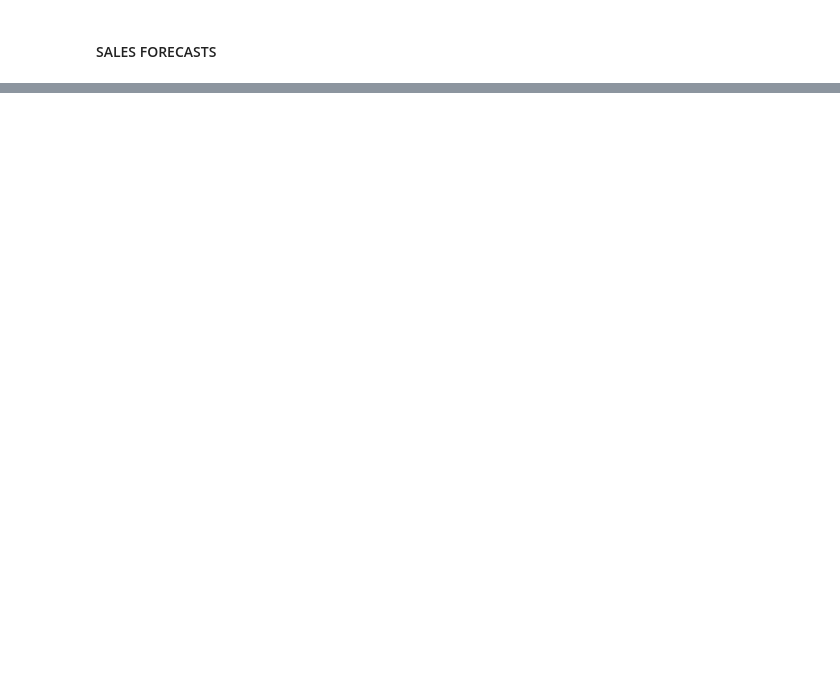
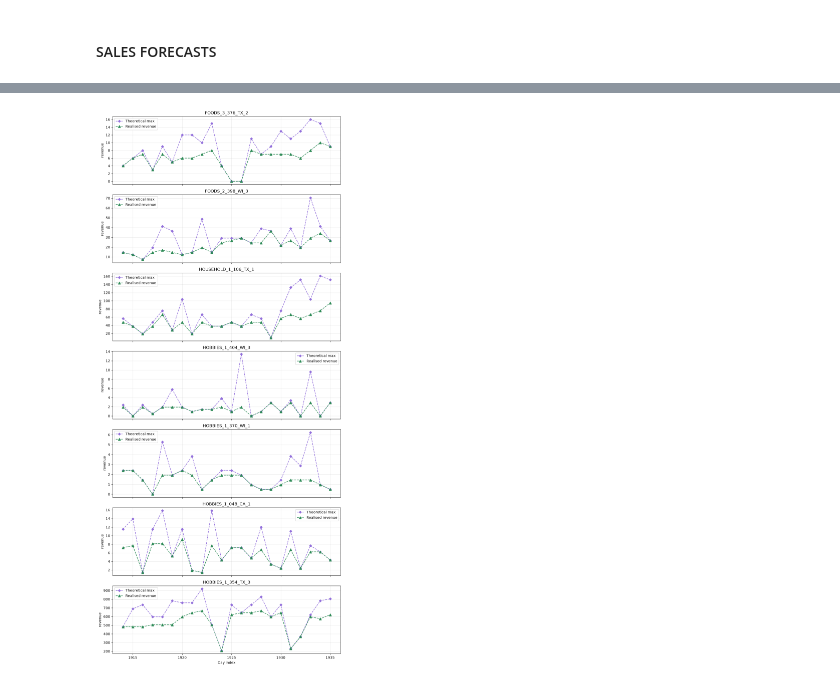
Before and after one commit to lmalms/sequence-learners, a Jupyter notebook: m5-acc/optimization/2.0_mpc.ipynb, the cells around one changed output, grey strips where cells are left out. Cells and saved outputs as stored; diff of their text form; code cells hidden in the pictures; blank space fills up the shorter version.

```diff
--- a/m5-acc/optimization/2.0_mpc.ipynb
+++ b/m5-acc/optimization/2.0_mpc.ipynb
@@ -606,0 +822,99 @@ plt.show()
+# %%
+## Realised vs. Theoretical Revenue
+
+# Same day alignment as the sales plot: each MPC step realises revenue on
+# forecast origin + 1. Realised revenue is realised_sales * sell_price;
+# theoretical max is unconstrained demand * sell_price on that day.
+sale_days = [t + 1 for t in FORECAST_TIMESTAMPS]
+
+theoretical_revenue_df = (
+    SALES_DF
+    .filter(
+        pl.col("id").is_in(product_ids),
+        pl.col("d_index").is_in(sale_days),
+    )
+    .join(
+        PRICES_DF.select("id", "d_index", "sell_price"),
+        on=["id", "d_index"],
+        how="left",
+    )
+    .with_columns(theoretical_revenue=pl.col("sales") * pl.col("sell_price"))
+    .sort("id", "d_index")
+)
+
+n_products = len(product_ids)
+fig, axes = plt.subplots(n_products, 1, figsize=(10, n_products * 3.2), sharex=True, squeeze=False)
+axes = axes.ravel()
+
+for i, product_id in enumerate(product_ids):
+    realised = [step[product_id] for step in product_sales_revenues]
+    theoretical = (
+        theoretical_revenue_df
+        .filter(pl.col("id") == product_id)
+        ["theoretical_revenue"]
+        .to_list()
+    )
+
+    axes[i].plot(
+        sale_days,
+        theoretical,
+        color="mediumpurple",
+        marker="D",
+        ls="--",
+        markersize=5,
+        label="Theoretical max",
+    )
+    axes[i].plot(
+        sale_days,
+        realised,
+        color="seagreen",
+        marker="^",
+        ls="--",
+        markersize=7,
+        label="Realised revenue",
+    )
+
+    axes[i].set(ylabel="revenue", title=product_id)
+    axes[i].grid(True, alpha=0.3)
+    axes[i].legend()
+
+axes[-1].set_xlabel("Day index")
+fig.tight_layout()
+plt.show()
+
+realised_total = [sum(step[p] for p in product_ids) for step in product_sales_revenues]
+theoretical_total = (
+    theoretical_revenue_df
+    .group_by("d_index")
+    .agg(pl.col("theoretical_revenue").sum())
+    .sort("d_index")
+    ["theoretical_revenue"]
+    .to_list()
+)
+
+fig, ax = plt.subplots(figsize=(10, 4))
+ax.plot(
+    sale_days,
+    theoretical_total,
+    color="mediumpurple",
+    marker="D",
+    ls="--",
+    markersize=5,
+    label="Theoretical max",
+)
+ax.plot(
+    sale_days,
+    realised_total,
+    color="seagreen",
+    marker="^",
+    ls="--",
+    markersize=7,
+    label="Realised revenue",
+)
+ax.set(ylabel="revenue", xlabel="Day index", title="Total revenue (all products)")
+ax.grid(True, alpha=0.3)
+ax.legend()
+fig.tight_layout()
+plt.show()
+# %% [output]
+[figure, added]
```
Also changed, not shown: parts of 18 cells of this notebook, 2 other files.
